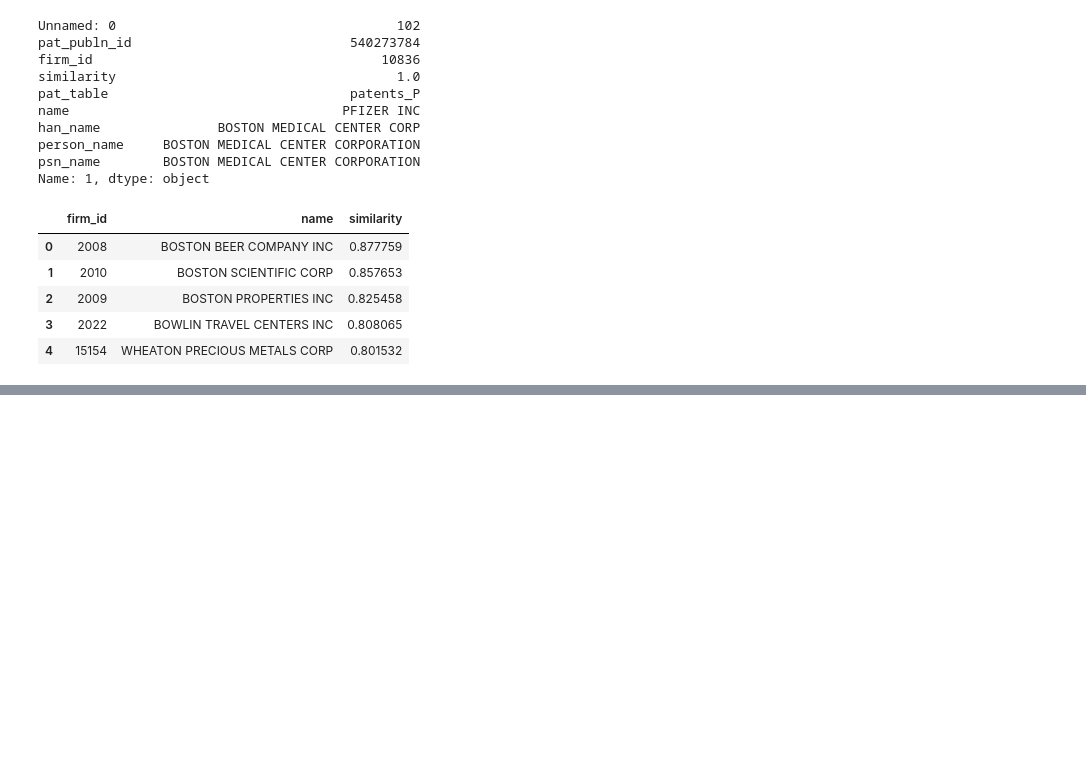
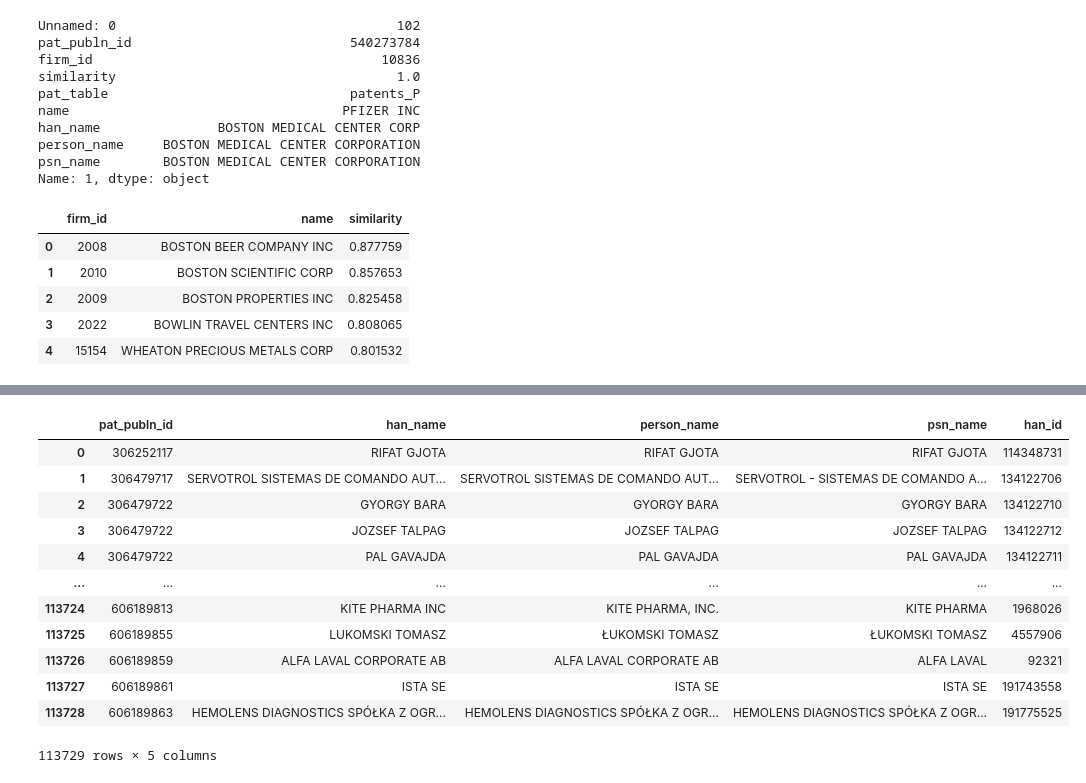
Before and after one commit to MarisLeander/patents_name_matching, a Jupyter notebook: notebooks/name_matching.ipynb, the cells around one changed output, grey strips where cells are left out. Saved outputs shown, nothing was run; the diff lists cells and outputs as text; code cells hidden in the pictures; blank space fills up the shorter version.

```diff
--- a/notebooks/name_matching.ipynb
+++ b/notebooks/name_matching.ipynb
@@ -331,0 +378,16 @@ con.sql('show tables')
+# %%
+con.sql('select * from patstat_patents_P').fetchdf()
+# %% [output]
+|  | pat_publn_id | han_name | person_name | psn_name | han_id |
+| 0 | 306252117 | RIFAT GJOTA | RIFAT GJOTA | RIFAT GJOTA | 114348731 |
+| 1 | 306479717 | SERVOTROL SISTEMAS DE COMANDO AUT... | SERVOTROL SISTEMAS DE COMANDO AUT... | SERVOTROL - SISTEMAS DE COMANDO A... | 134122706 |
+| 2 | 306479722 | GYORGY BARA | GYORGY BARA | GYORGY BARA | 134122710 |
+| 3 | 306479722 | JOZSEF TALPAG | JOZSEF TALPAG | JOZSEF TALPAG | 134122712 |
+| 4 | 306479722 | PAL GAVAJDA | PAL GAVAJDA | PAL GAVAJDA | 134122711 |
+| ... | ... | ... | ... | ... | ... |
+| 113724 | 606189813 | KITE PHARMA INC | KITE PHARMA, INC. | KITE PHARMA | 1968026 |
+| 113725 | 606189855 | LUKOMSKI TOMASZ | ŁUKOMSKI TOMASZ | ŁUKOMSKI TOMASZ | 4557906 |
+| 113726 | 606189859 | ALFA LAVAL CORPORATE AB | ALFA LAVAL CORPORATE AB | ALFA LAVAL | 92321 |
+| 113727 | 606189861 | ISTA SE | ISTA SE | ISTA SE | 191743558 |
+| 113728 | 606189863 | HEMOLENS DIAGNOSTICS SPÓŁKA Z OGR... | HEMOLENS DIAGNOSTICS SPÓŁKA Z OGR... | HEMOLENS DIAGNOSTICS SPÓŁKA Z OGR... | 191775525 |
+113729 rows × 5 columns
```
Also changed, not shown: parts of 8 cells of this notebook.
